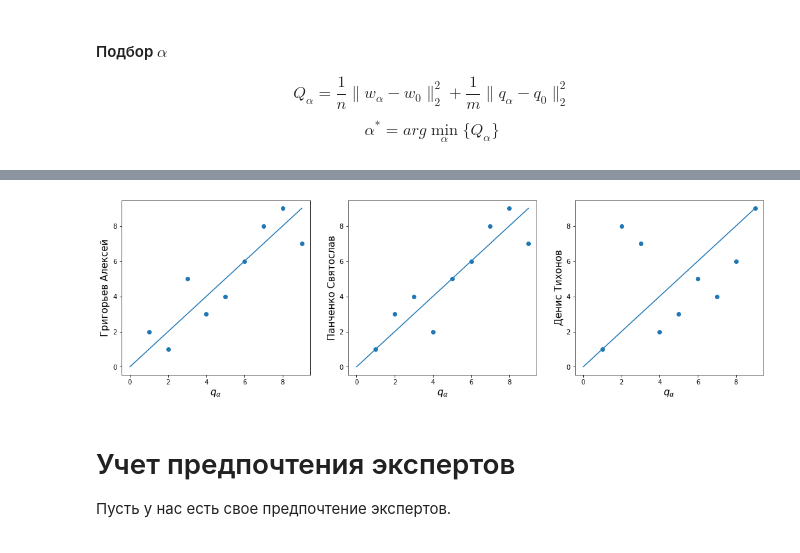
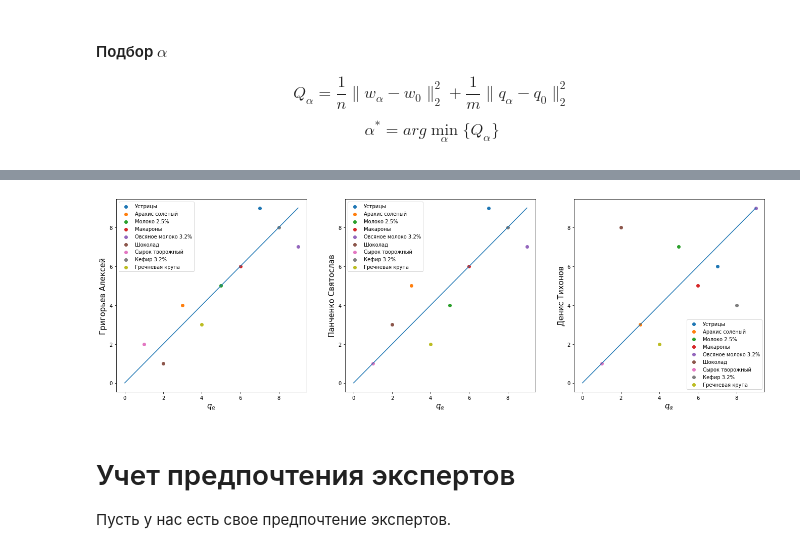
Before and after one commit to Intelligent-Systems-Phystech/Ratings, a Jupyter notebook: Alsahanova/Alsahanova_Rating.ipynb, the cells around one changed output, grey strips where cells are left out. Cells and saved outputs as stored; diff of their text form; code cells hidden in the pictures.

```diff
--- a/Alsahanova/Alsahanova_Rating.ipynb
+++ b/Alsahanova/Alsahanova_Rating.ipynb
@@ -76,6 +77,6 @@ A_n = 1 - (A-a_j_opt)/8
 # %%
 std_w = W.std(axis=1)
-mean_w = W.mean(axis=1)
+mean_w = np.median(W,axis=1)
 fig,ax = plt.subplots(1,2,figsize=(15,4))
 ax[0].scatter(np.arange(1,18), mean_w,label='mean')
 ax[0].set_xlabel(r'Номер признака')
@@ -89,6 +90,6 @@ Text(0.5, 0, 'mean')
 # %%
 std_q = A[:,5:].std(axis=1)
-mean_q = A[:,5:].mean(axis=1)
+mean_q = np.median(A[:,5:],axis=1)
 fig,ax = plt.subplots(1,2,figsize=(15,4))
 ax[0].scatter(np.arange(1,10), mean_q,label='mean')
 ax[0].set_xlabel(r'Номер признака')
@@ -121,7 +122,7 @@ $$\alpha^* = arg \min_{\alpha} \bigl\{ Q_\alpha \bigl\}$$
 q_mean = np.array([np.where(mean_q.argsort()==i)[0][0]+1 for i in range(9)])
 e,d = [],[]
 for alpha in [0.1,0.2,0.3,0.4,0.5,0.6,0.7,0.8]:
-    q_a,w_a = lin_agreement(A_n,q_mean,mean_w/np.sum(mean_w),alpha)
+    q_a,w_a = lin_agreement(A,q_mean,mean_w/np.sum(mean_w),alpha)
     e.append(sum((q_mean-q_a)**2)/q_a.shape[0])
     d.append(sum((mean_w/np.sum(mean_w)-w_a)**2)/w_a.shape[0])
 # %%
@@ -140,9 +141,11 @@ array([8, 5, 3, 6, 9, 2, 1, 7, 4], dtype=int64)
 # %%
-fig,ax = plt.subplots(2,3,figsize=(12,8))
+fig,ax = plt.subplots(2,3,figsize=(25,15))
 labels = [[r'$q_{Kkal}$',r'$q_{Price}$',r'$q_{Proteins}$'],[r'$q_{Fats}$',r'$q_{Carbo}$',r'$q^*_{0}$']]
 for i in range(2):
     for j in range(3):
-        ax[i,j].scatter(A[:,i*3+j],q_ar)
+        for k in range(9):
+            ax[i,j].scatter(A[:,i*3+j][k],q_ar[k],label=obj[k])
+        ax[i,j].legend()
         ax[i,j].plot([0,9],[0,9])
         ax[i,j].set_xlabel(labels[i][j],size=15)
     ax[i,0].set_ylabel(r'$q_{\alpha}$',size=15)
@@ -151,17 +154,19 @@ for i in range(2):
 # %%
 from matplotlib.backends.backend_pdf import PdfPages
 q = [[9,4,5,6,7,1,2,8,3], [9,5,4,6,7,3,1,8,2], [6,3,7,5,9,8,1,4,2]]
 names = ['Григорьев Алексей','Панченко Святослав', 'Денис Тихонов']
-fig,ax = plt.subplots(1,3,figsize=(18,5))
+fig,ax = plt.subplots(1,3,figsize=(23,7))
 with PdfPages('Rating1.pdf') as pdf:
     for i in range(3):
-        ax[i].scatter(q_ar,q[i])
+        for k in range(9):
+            ax[i].scatter(q_ar[k],q[i][k],label=obj[k])
+        ax[i].legend()
         ax[i].plot([0,9],[0,9])
         ax[i].set_ylabel(names[i],size=15)
         ax[i].set_xlabel(r'$q_{\alpha}$',size=15)
     pdf.savefig()
 # %% [output]
-[figure, old version]
+[figure, new version]
 # %% [markdown]
 # Учет предпочтения экспертов
 Пусть у нас есть свое предпочтение экспертов.
```
Also changed, not shown: parts of 17 cells of this notebook, 2 other files.
